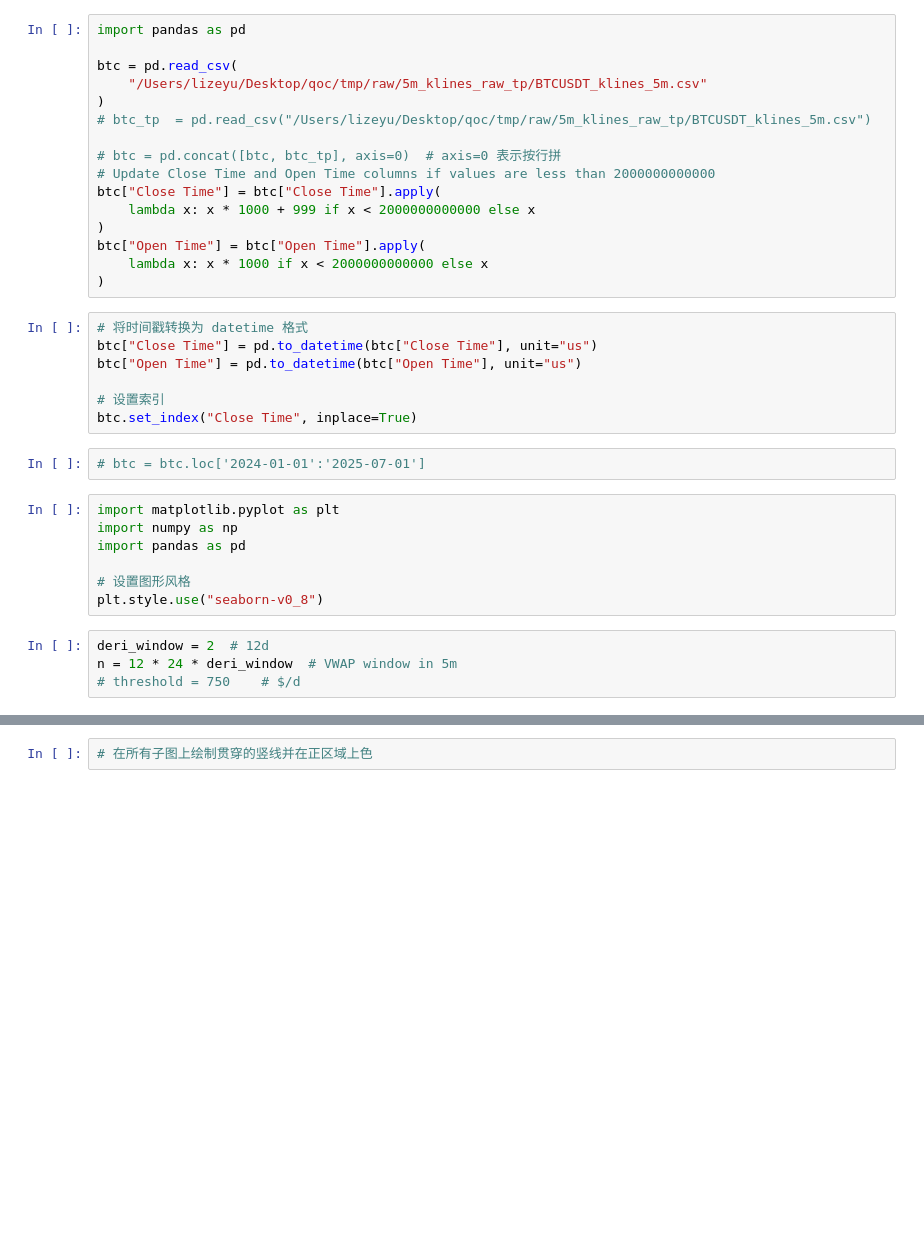
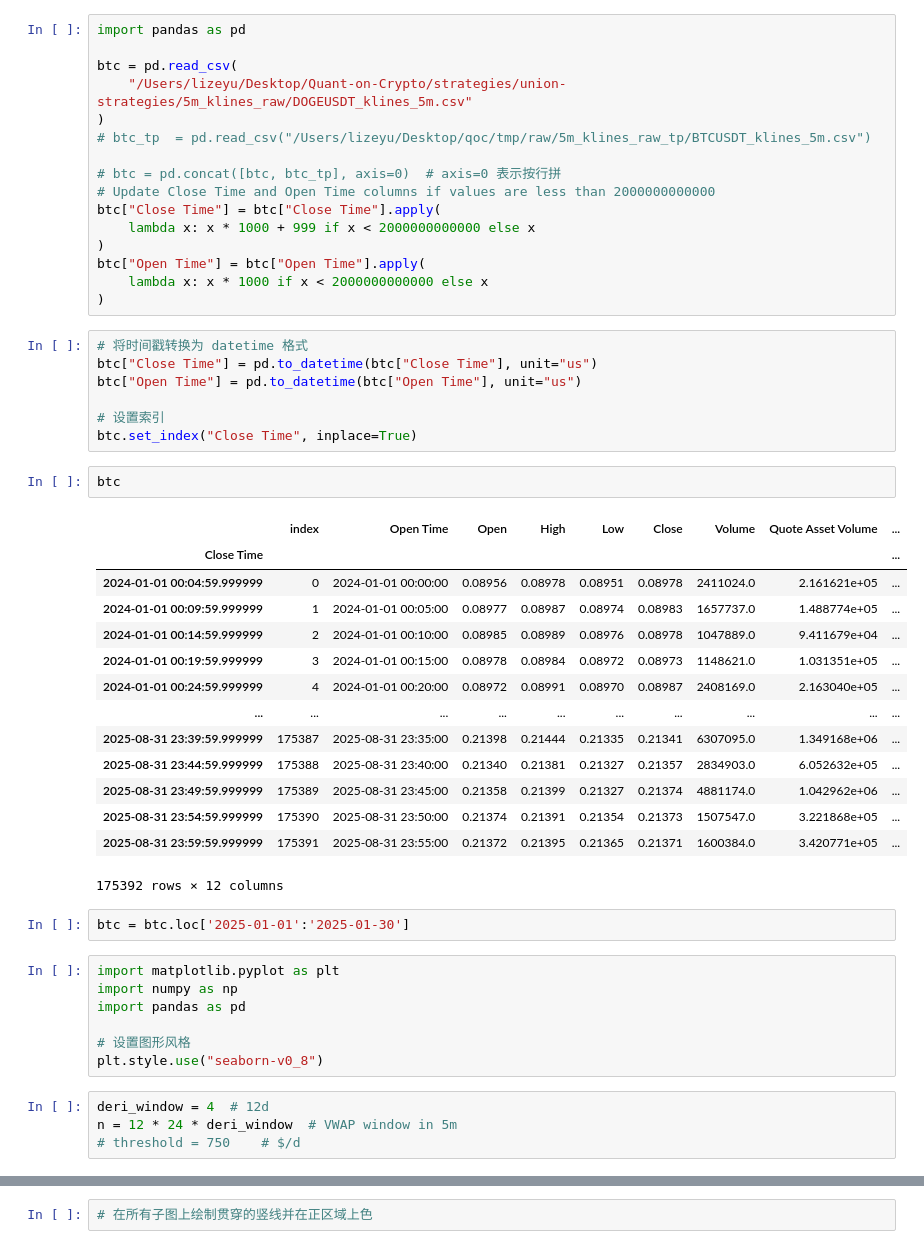
Before and after one commit to RockyLiii/Quant-on-Crypto, a Jupyter notebook: strategies/trend_strategy/strategy.ipynb, the cells around one changed output, grey strips where cells are left out. Saved outputs shown, nothing was run; the diff lists cells and outputs as text; blank space fills up the shorter version.

```diff
--- a/strategies/trend_strategy/strategy.ipynb
+++ b/strategies/trend_strategy/strategy.ipynb
@@ -2,7 +2,7 @@
 import pandas as pd
 
 btc = pd.read_csv(
-    "/Users/lizeyu/Desktop/qoc/tmp/raw/5m_klines_raw_tp/BTCUSDT_klines_5m.csv"
+    "/Users/lizeyu/Desktop/Quant-on-Crypto/strategies/union-strategies/5m_klines_raw/DOGEUSDT_klines_5m.csv"
 )
 # btc_tp  = pd.read_csv("/Users/lizeyu/Desktop/qoc/tmp/raw/5m_klines_raw_tp/BTCUSDT_klines_5m.csv")
 
@@ -21,8 +21,25 @@ btc["Open Time"] = pd.to_datetime(btc["Open Time"], unit="us")
 
 # 设置索引
 btc.set_index("Close Time", inplace=True)
+# %%
+btc
+# %% [output]
+|  | index | Open Time | Open | High | Low | Close | Volume | Quote Asset Volume | ... |
+| Close Time |  |  |  |  |  |  |  |  | ... |
+| 2024-01-01 00:04:59.999999 | 0 | 2024-01-01 00:00:00 | 0.08956 | 0.08978 | 0.08951 | 0.08978 | 2411024.0 | 2.161621e+05 | ... |
+| 2024-01-01 00:09:59.999999 | 1 | 2024-01-01 00:05:00 | 0.08977 | 0.08987 | 0.08974 | 0.08983 | 1657737.0 | 1.488774e+05 | ... |
+| 2024-01-01 00:14:59.999999 | 2 | 2024-01-01 00:10:00 | 0.08985 | 0.08989 | 0.08976 | 0.08978 | 1047889.0 | 9.411679e+04 | ... |
+| 2024-01-01 00:19:59.999999 | 3 | 2024-01-01 00:15:00 | 0.08978 | 0.08984 | 0.08972 | 0.08973 | 1148621.0 | 1.031351e+05 | ... |
+| 2024-01-01 00:24:59.999999 | 4 | 2024-01-01 00:20:00 | 0.08972 | 0.08991 | 0.08970 | 0.08987 | 2408169.0 | 2.163040e+05 | ... |
+| ... | ... | ... | ... | ... | ... | ... | ... | ... | ... |
+| 2025-08-31 23:39:59.999999 | 175387 | 2025-08-31 23:35:00 | 0.21398 | 0.21444 | 0.21335 | 0.21341 | 6307095.0 | 1.349168e+06 | ... |
+| 2025-08-31 23:44:59.999999 | 175388 | 2025-08-31 23:40:00 | 0.21340 | 0.21381 | 0.21327 | 0.21357 | 2834903.0 | 6.052632e+05 | ... |
+| 2025-08-31 23:49:59.999999 | 175389 | 2025-08-31 23:45:00 | 0.21358 | 0.21399 | 0.21327 | 0.21374 | 4881174.0 | 1.042962e+06 | ... |
+| 2025-08-31 23:54:59.999999 | 175390 | 2025-08-31 23:50:00 | 0.21374 | 0.21391 | 0.21354 | 0.21373 | 1507547.0 | 3.221868e+05 | ... |
+| 2025-08-31 23:59:59.999999 | 175391 | 2025-08-31 23:55:00 | 0.21372 | 0.21395 | 0.21365 | 0.21371 | 1600384.0 | 3.420771e+05 | ... |
+175392 rows × 12 columns
 # %%
-# btc = btc.loc['2024-01-01':'2025-07-01']
+btc = btc.loc['2025-01-01':'2025-01-30']
 # %%
 import matplotlib.pyplot as plt
 import numpy as np
@@ -31,7 +48,7 @@ import pandas as pd
 # 设置图形风格
 plt.style.use("seaborn-v0_8")
 # %%
-deri_window = 2  # 12d
+deri_window = 4  # 12d
 n = 12 * 24 * deri_window  # VWAP window in 5m
 # threshold = 750    # $/d
 # %%
```
Also changed, not shown: parts of 9 cells of this notebook, 8 other files.
